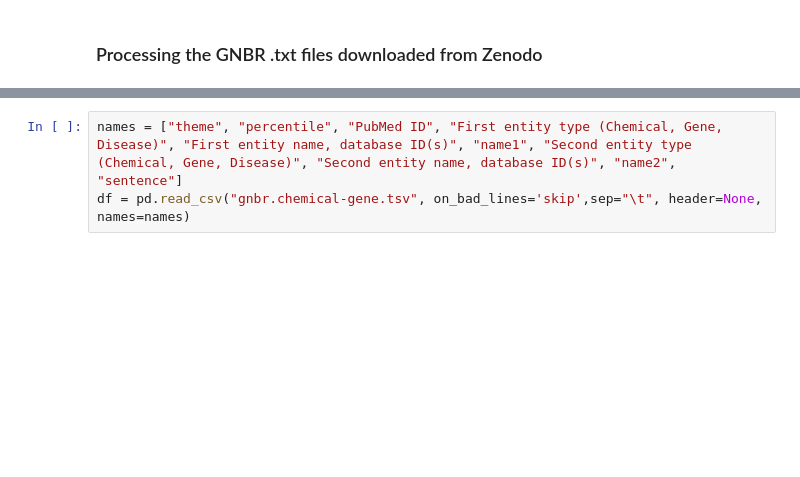
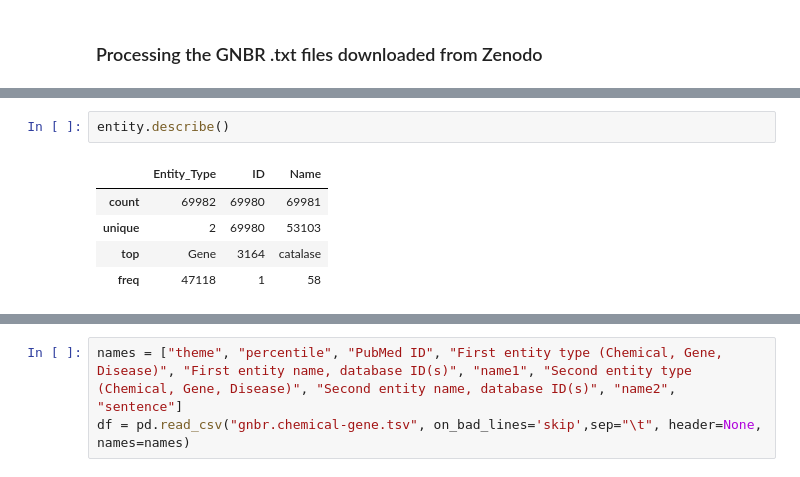
Before and after one commit to yche-sflscientific/GNBR_demo, a Jupyter notebook: gnbr_explore.ipynb, the cells around one changed output, grey strips where cells are left out. Saved outputs shown, nothing was run; the diff lists cells and outputs as text; blank space fills up the shorter version.

```diff
--- a/gnbr_explore.ipynb
+++ b/gnbr_explore.ipynb
@@ -34,0 +63,8 @@ Three missing files
+# %%
+entity.describe()
+# %% [output]
+|  | Entity_Type | ID | Name |
+| count | 69982 | 69980 | 69981 |
+| unique | 2 | 69980 | 53103 |
+| top | Gene | 3164 | catalase |
+| freq | 47118 | 1 | 58 |
```
Also changed, not shown: parts of 15 cells of this notebook.
